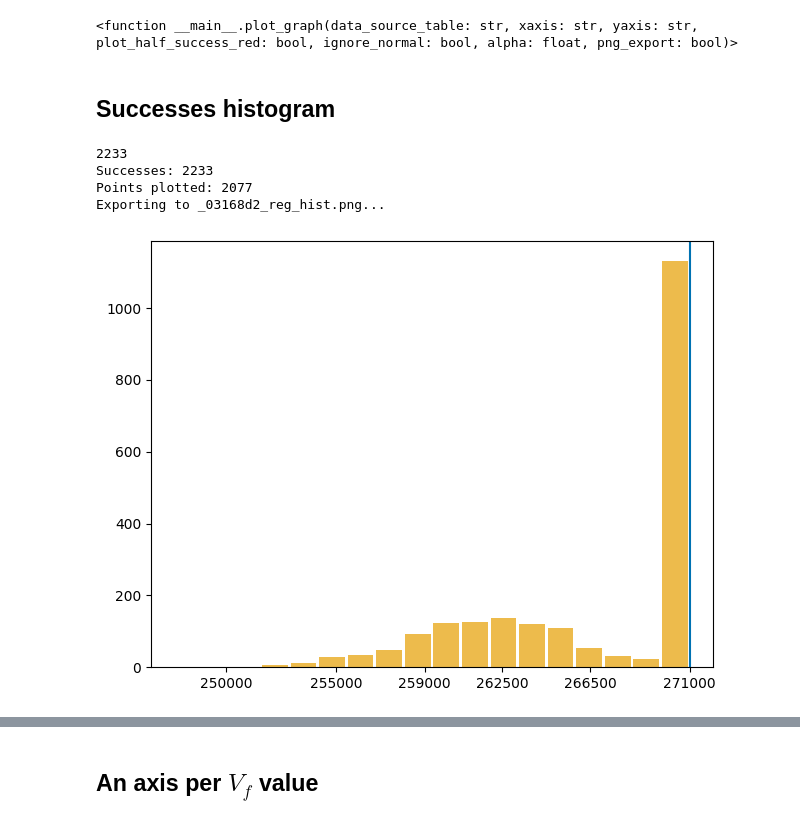
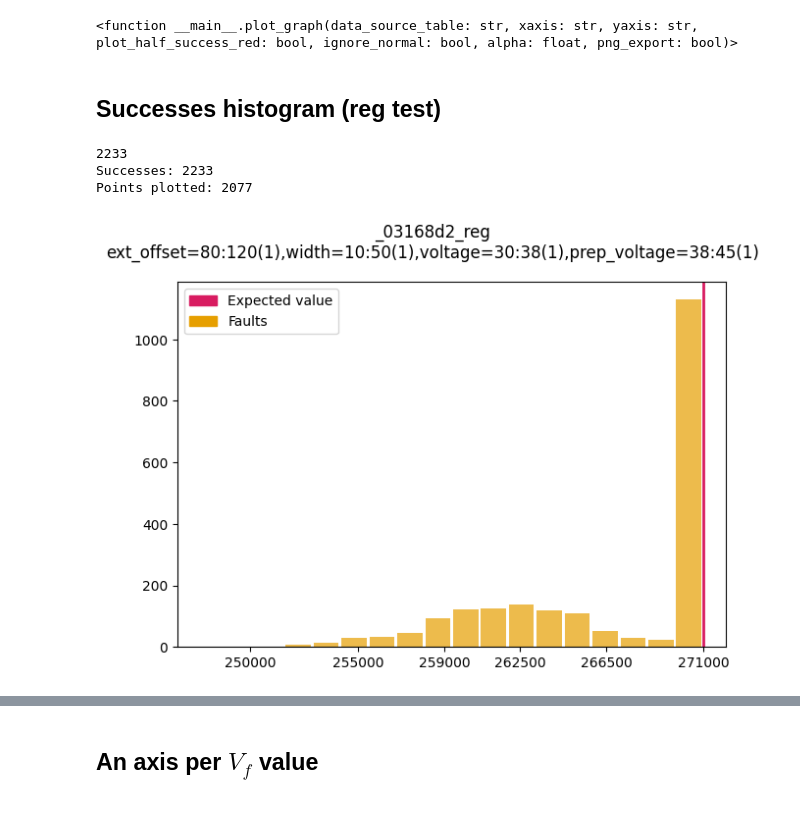
Before and after one commit to ceres-c/VU-Thesis, a Jupyter notebook: notebooks/plot_from_db.ipynb, the cells around one changed output, grey strips where cells are left out. Saved outputs shown, nothing was run; the diff lists cells and outputs as text; code cells hidden in the pictures.

```diff
--- a/notebooks/plot_from_db.ipynb
+++ b/notebooks/plot_from_db.ipynb
@@ -134,7 +151,7 @@ display(out)
 interactive(children=(Dropdown(description='Source table', options=('_02a46ea_mul', '_02a46ea_mul_2', '_02a46e…
 <function __main__.plot_graph(data_source_table: str, xaxis: str, yaxis: str, plot_half_success_red: bool, ignore_normal: bool, alpha: float, png_export: bool)>
 # %% [markdown]
-## Successes histogram
+## Successes histogram (reg test)
 # %%
 def plot_hist(data_source_table: str, png_export: bool):
 	settings, extra_descr = get_settings(data_source_table)
@@ -148,34 +165,38 @@ def plot_hist(data_source_table: str, png_export: bool):
 	c.execute(f'SELECT * FROM {data_source_table} WHERE result == ?', (GlitchResult.SUCCESS.name,))
 	columns = [ele for (ele, *_) in c.description]
 	rows = c.fetchall()
 	print(len(rows))
 	if 'summation' not in columns:
 		print('No summation column found, run this on register tests')
 		return
 
 	success_values = []
 	for row in rows:
 		row_dict = dict(zip(columns, row))
 		if 200000 < row_dict['summation'] < 300000: # Cut off the outliers
 			success_values.append(row_dict['summation'])
 	print(f'Successes: {len(rows)}')
 	print(f'Points plotted: {len(success_values)}')
 
 	ax.hist(success_values, bins='auto', color='#E69F00', alpha=0.7, rwidth=0.9)
-	ax.axvline(x=271000, color='#0072B2', label='expected value')
+	ax.axvline(x=271000, color='#D81B60', label='expected value', linewidth=2)
 	plt.xticks([250000, 255000, 259000, 262500, 266500, 271000])
+
+	# Add legend
+	handles = [Rectangle((0,0),1,1,color='#D81B60'), Rectangle((0,0),1,1,color='#E69F00')]
+	labels= ['Expected value', 'Faults']
+	plt.legend(handles, labels)
 
 	if png_export:
 		png_filename = f'{data_source_table}_hist.png'
 		print(f'Exporting to {png_filename}...')
 		plt.savefig(png_filename, format='png', bbox_inches='tight', transparent=True, dpi=300)
 	else:
 		plt.show()
 
-plot_hist('_03168d2_reg', True)
+plot_hist('_03168d2_reg', False)
 # %% [output]
 2233
 Successes: 2233
 Points plotted: 2077
-Exporting to _03168d2_reg_hist.png...
-[figure, old version]
+[figure, new version]
```
Also changed, not shown: parts of 8 cells of this notebook, 3 other files.
